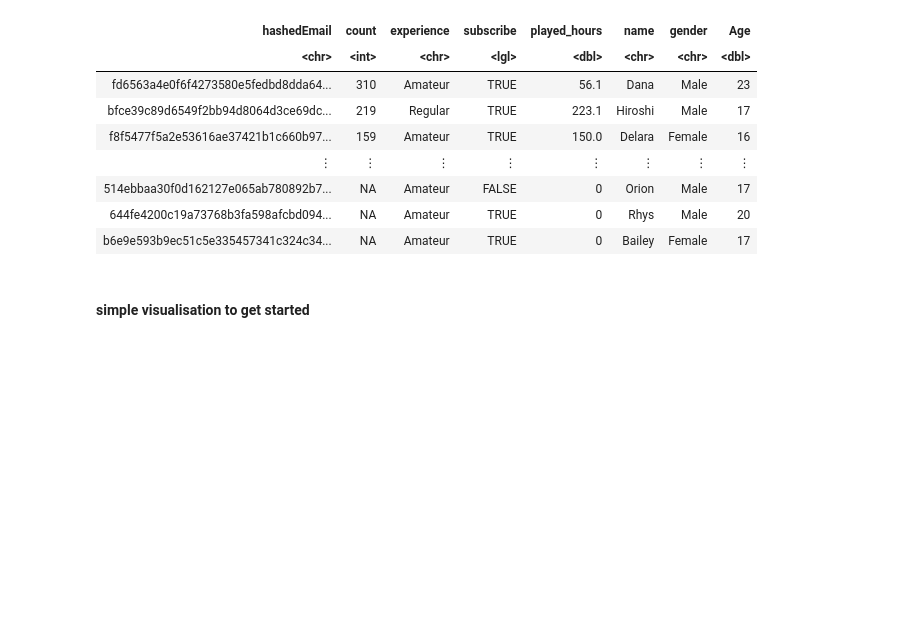
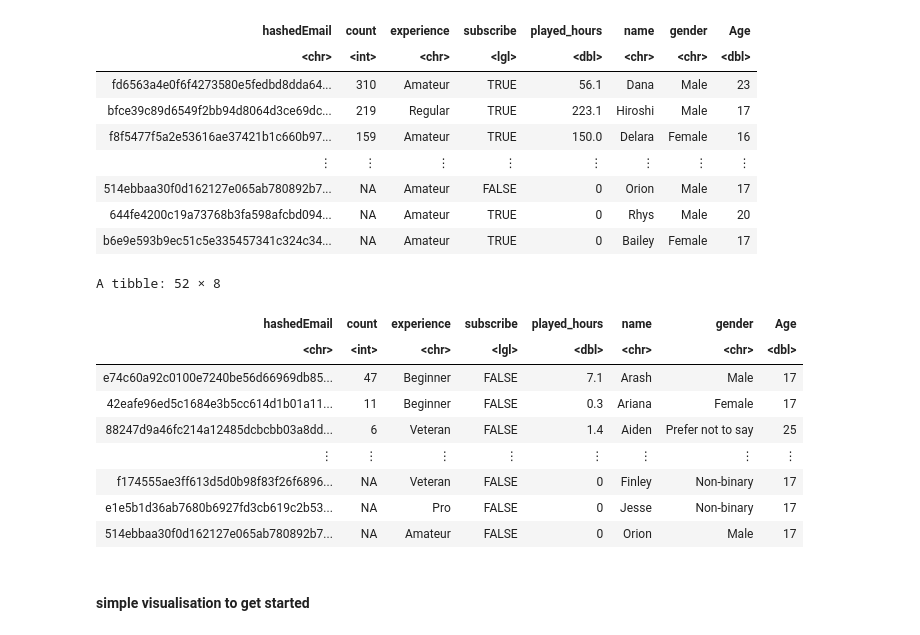
Before and after one commit to clam171/DSCI-100---S6G16, a Jupyter notebook: DSCI 100(S6G16) Project.ipynb, the cells around one changed output. Cells and saved outputs as stored; diff of their text form; code cells hidden in the pictures; blank space fills up the shorter version.

```diff
--- a/DSCI 100(S6G16) Project.ipynb
+++ b/DSCI 100(S6G16) Project.ipynb
@@ -138,6 +138,21 @@ A tibble: 196 × 8
 | 514ebbaa30f0d162127e065ab780892b7... | NA | Amateur | FALSE | 0 | Orion | Male | 17 |
 | 644fe4200c19a73768b3fa598afcbd094... | NA | Amateur | TRUE | 0 | Rhys | Male | 20 |
 | b6e9e593b9ec51c5e335457341c324c34... | NA | Amateur | TRUE | 0 | Bailey | Female | 17 |
+# %%
+final_data_false <- final_data |>
+filter(subscribe == FALSE)
+final_data_false
+# %% [output]
+A tibble: 52 × 8
+| hashedEmail | count | experience | subscribe | played_hours | name | gender | Age |
+| <chr> | <int> | <chr> | <lgl> | <dbl> | <chr> | <chr> | <dbl> |
+| e74c60a92c0100e7240be56d66969db85... | 47 | Beginner | FALSE | 7.1 | Arash | Male | 17 |
+| 42eafe96ed5c1684e3b5cc614d1b01a11... | 11 | Beginner | FALSE | 0.3 | Ariana | Female | 17 |
+| 88247d9a46fc214a12485dcbcbb03a8dd... | 6 | Veteran | FALSE | 1.4 | Aiden | Prefer not to say | 25 |
+| ⋮ | ⋮ | ⋮ | ⋮ | ⋮ | ⋮ | ⋮ | ⋮ |
+| f174555ae3ff613d5d0b98f83f26f6896... | NA | Veteran | FALSE | 0 | Finley | Non-binary | 17 |
+| e1e5b1d36ab7680b6927fd3cb619c2b53... | NA | Pro | FALSE | 0 | Jesse | Non-binary | 17 |
+| 514ebbaa30f0d162127e065ab780892b7... | NA | Amateur | FALSE | 0 | Orion | Male | 17 |
 # %% [markdown]
 #### simple visualisation to get started
 # %%
```
Also changed, not shown: parts of 10 cells of this notebook.
